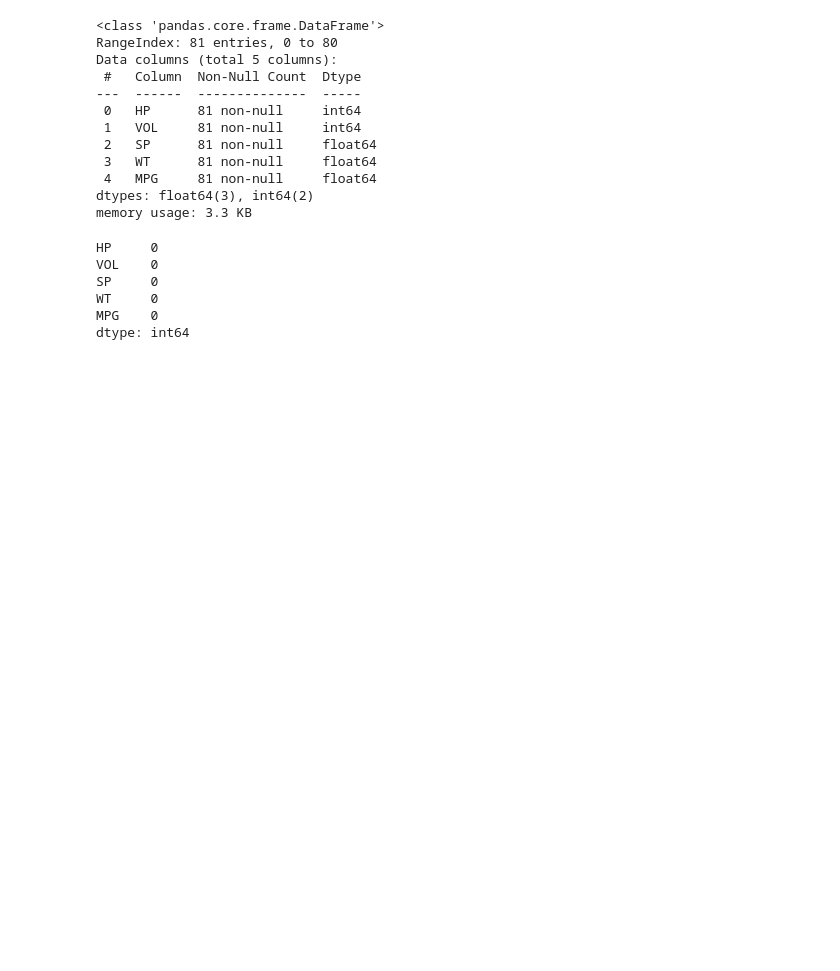
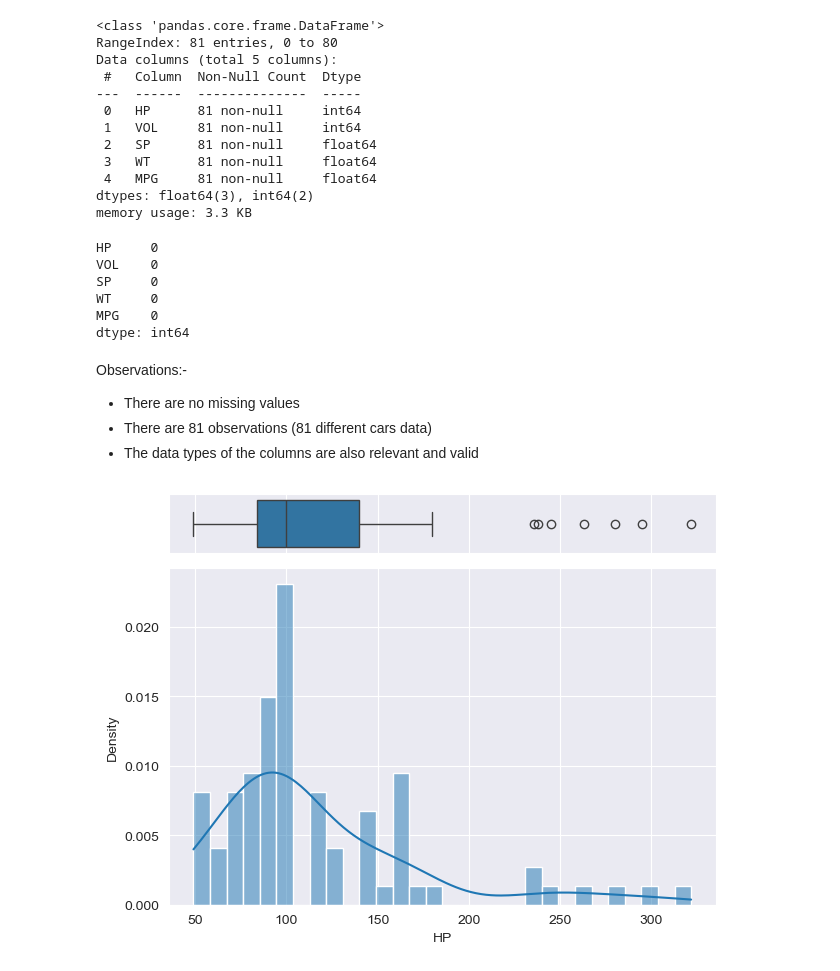
Before and after one commit to PadmajaGanlawad17/padmaja, a Jupyter notebook: Multi linear regression.ipynb, the cells around one changed output. Drawn from its saved outputs; the diff is of its cells as text; code cells hidden in the pictures; blank space fills up the shorter version.

```diff
--- a/Multi linear regression.ipynb
+++ b/Multi linear regression.ipynb
@@ -57,3 +57,22 @@ SP     0
 WT     0
 MPG    0
 dtype: int64
+# %% [markdown]
+Observations:-
+  - There are no missing values
+  - There are 81 observations (81 different cars data)
+  - The data types of the columns are also relevant and valid
+# %%
+fig, (ax_box, ax_hist) = plt.subplots (2, sharex=True, gridspec_kw={"height_ratios": (.15, .85)})
+
+
+sns.boxplot(data=cars, x='HP', ax=ax_box, orient='h')
+ax_box.set(xlabel='')
+
+sns.histplot (data=cars, x='HP', ax=ax_hist, bins=30, kde=True, stat="density")
+ax_hist.set(ylabel='Density')
+
+plt.tight_layout()
+plt.show()
+# %% [output]
+[figure, added]
```
Also changed, not shown: parts of 31 cells of this notebook.
